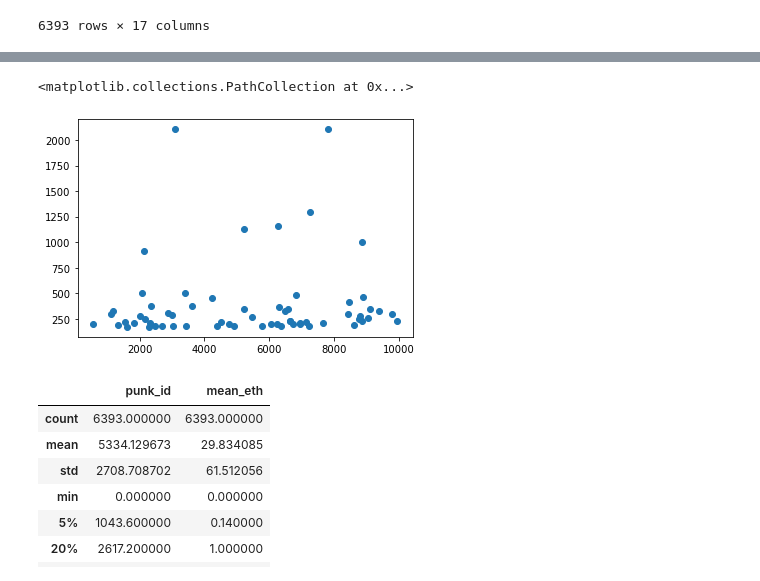
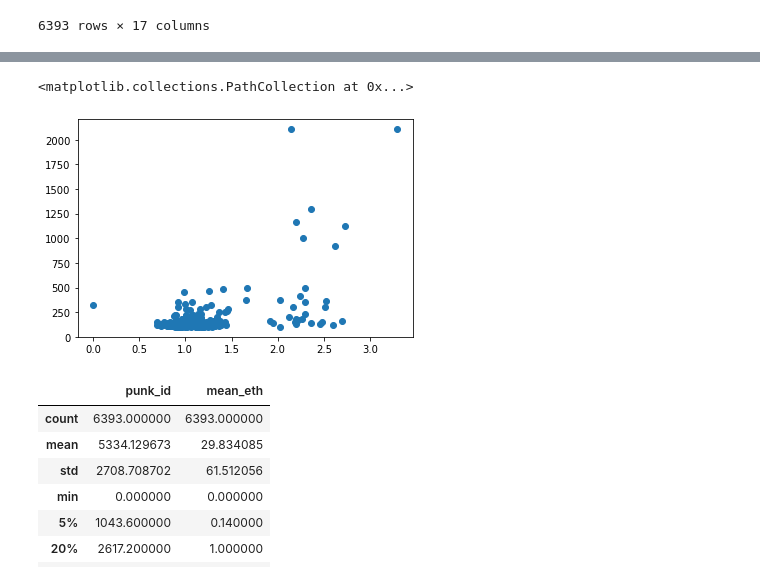
Before and after one commit to Sarah-Yifei-Wang/w209_visualization, a Jupyter notebook: notebooks/generate_data.ipynb, the cells around one changed output, grey strips where cells are left out. Saved outputs shown, nothing was run; the diff lists cells and outputs as text; code cells hidden in the pictures.

Commit message:
updates to the tf-idf calculation to include the types, other formatting changes to the index.html file

```diff
--- a/notebooks/generate_data.ipynb
+++ b/notebooks/generate_data.ipynb
@@ -238,6 +298,7 @@ with_avg_sale['type_formatted'] = with_avg_sale['type'].apply(remove_list)
 with_avg_sale['accessories_formatted'] = with_avg_sale.accessories.apply(remove_list_acc)
 df_punk_claimed['type_formatted'] = df_punk_claimed['type'].apply(remove_list)
 df_punk_claimed['accessories_formatted'] = df_punk_claimed.accessories.apply(remove_list_acc)
+# df_counts will be used to display the accessory and type counts
 df_counts['type_formatted'] = df_counts['type'].apply(remove_list)
 df_counts['accessories_formatted'] = df_counts.accessories.apply(remove_list_acc)
 
@@ -254,26 +315,28 @@ df_punk_claimed['accessories_split'] = df_punk_claimed['accessories']
 df_punk_claimed = df_punk_claimed.explode('accessories_split').fillna('')
 df_punk_claimed['accessories_counts'] = df_punk_claimed.accessories_split.apply(create_count)
 
+
+# Assign the type values (counting the types and adding to df_counts)
+type_value = df_counts.groupby(by=['type_formatted'], as_index=False)[['type']].count()
+type_value = type_value.rename(columns={'type': 'type_counts'})
 df_counts['accessories_split'] = df_counts['accessories']
 df_counts = df_counts.explode('accessories_split').fillna('')
 df_counts['accessories_counts'] = df_counts.accessories_split.apply(create_count)
-
-# Assign the type values
-type_value = df_punk_claimed.groupby(by=['type_formatted'], as_index=False)[['type']].count()
-type_value = type_value.rename(columns={'type': 'type_counts'})
 
 # Merge the claimed dataframe with the type values (Only 10,000 rows)
 df_punks = pd.merge(df_punk_claimed, type_value, on="type_formatted")
 df_counts = pd.merge(df_counts, type_value, on="type_formatted")
 
 # generate the tf-idf columns
-df_punks["tf"] = 1 / df_punks["accessory_count"]
-df_punks["idf"] = np.log10(10_000 / df_punks["accessories_counts"])
-df_punks["tf-idf"] = df_punks["tf"] * df_punks["idf"]
+df_punks["tf"] = 1 / (df_punks["accessory_count"] + 1) # the +1 is to include Type
+df_punks["idf_acc"] = np.log10(10_000 / df_punks["accessories_counts"])
+df_punks["idf_type"] = np.log10(10_000 / df_punks["type_counts"])
+df_punks["tf-idf"] = df_punks["tf"] * (df_punks["idf_acc"] + df_punks["idf_type"])
 
-df_counts["tf"] = 1 / df_counts["accessory_count"]
-df_counts["idf"] = np.log10(10_000 / df_counts["accessories_counts"])
-df_counts["tf-idf"] = df_counts["tf"] * df_counts["idf"]
+df_counts["tf"] = 1 / (df_counts["accessory_count"] + 1) # the +1 is to include Type
+df_counts["idf_acc"] = np.log10(10_000 / df_counts["accessories_counts"])
+df_counts["idf_type"] = np.log10(10_000 / df_counts["type_counts"])
+df_counts["tf-idf"] = df_counts["tf"] * (df_counts["idf_acc"] + df_counts["idf_type"])
 
 # generate the tf-idf sums
 tf_idf_sum = df_punks.groupby("punk_id")[["tf-idf"]].sum().reset_index()
@@ -281,6 +344,7 @@ tf_idf_sum = tf_idf_sum.rename(columns={"tf-idf": "tf-idf_sum"})
 
 # merge the punks and the new tf-idf sum
 df_punks = pd.merge(df_punks, tf_idf_sum, on="punk_id")
+df_punks = pd.merge(df_punks, urls_df, on="punk_id")
 
 # do the same for df_counts
 tf_idf_sum = df_counts.groupby("punk_id")[["tf-idf"]].sum().reset_index()
@@ -291,11 +355,14 @@ df_counts = pd.merge(df_counts, tf_idf_sum, on="punk_id")
 # Create the top sales dataframe BEFORE the split accessories
 df_sales_tf_idf = pd.merge(df_sales, tf_idf_sum, on="punk_id")
 df_sales_top1 = df_sales_tf_idf[df_sales["mean_eth"] > 170] # top 1% - value taken from describe() function
-df_sales_top5 = df_sales_tf_idf[df_sales["mean_eth"] > 100] # top 1% - value taken from describe() function
-df_sales_top10 = df_sales_tf_idf[df_sales["mean_eth"] > 71]
-df_sales_top20 = df_sales_tf_idf[df_sales["mean_eth"] > 45] # top 1% - value taken from describe() function
-df_sales_top50 = df_sales_tf_idf[df_sales["mean_eth"] > 17] # top 1% - value taken from describe() function
-df_sales_bottom5 = df_sales_tf_idf[df_sales["mean_eth"] <= 0.14] # top 1% - value taken from describe() function
+df_sales_top5 = df_sales_tf_idf[df_sales["mean_eth"] > 100] # top 5% - value taken from describe() function
+df_sales_top10 = df_sales_tf_idf[df_sales["mean_eth"] > 71] # top 10% - value taken from describe() function
+df_sales_top20 = df_sales_tf_idf[df_sales["mean_eth"] > 45] # top 20% - value taken from describe() function
+df_sales_top50 = df_sales_tf_idf[df_sales["mean_eth"] > 17] # top 50% - value taken from describe() function
+df_sales_bottom5 = df_sales_tf_idf[df_sales["mean_eth"] <= 0.14] # bottom 5% - value taken from describe() function
+
+df_sales_top5_combined = df_sales_tf_idf[df_sales["mean_eth"] > 100] # top 5% - value taken from describe() function
+df_sales_bottom5_combined = df_sales_tf_idf[df_sales["mean_eth"] <= 0.14] # bottom 5% - value taken from describe() function
 
 
 df_punks
@@ -356,8 +486,8 @@ plt.show()
 # %%
-plt.scatter(df_sales_top1.punk_id, df_sales_top1.mean_eth)
+plt.scatter(df_sales_top5_combined["tf-idf_sum"], df_sales_top5_combined.mean_eth )
 # %% [output]
 <matplotlib.collections.PathCollection at 0x...>
-[figure, old version]
+[figure, new version]
 # %%
 all_data = df_sales_tf_idf[['mean_eth','punk_id', 'tf-idf_sum']]
 top50 = df_sales_top50[['mean_eth','punk_id', 'tf-idf_sum']]
```
Also changed, not shown: parts of 22 cells of this notebook, 1 other file.
